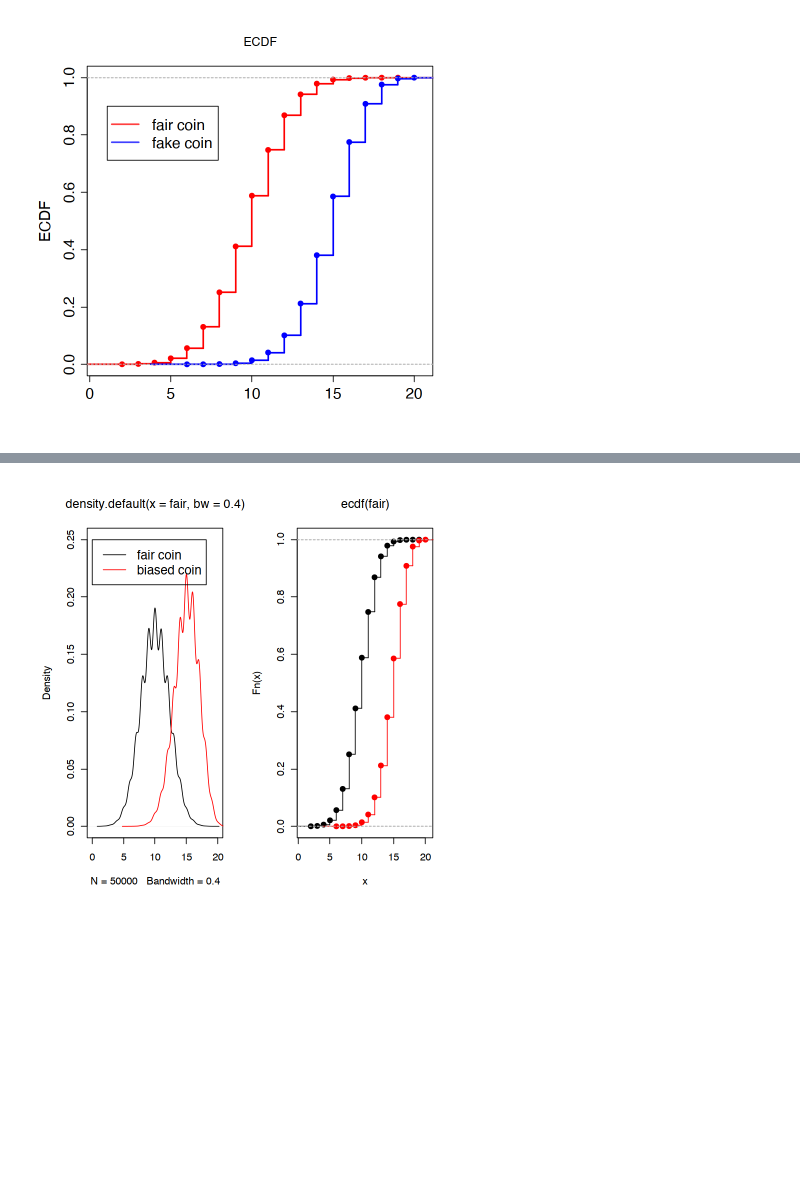
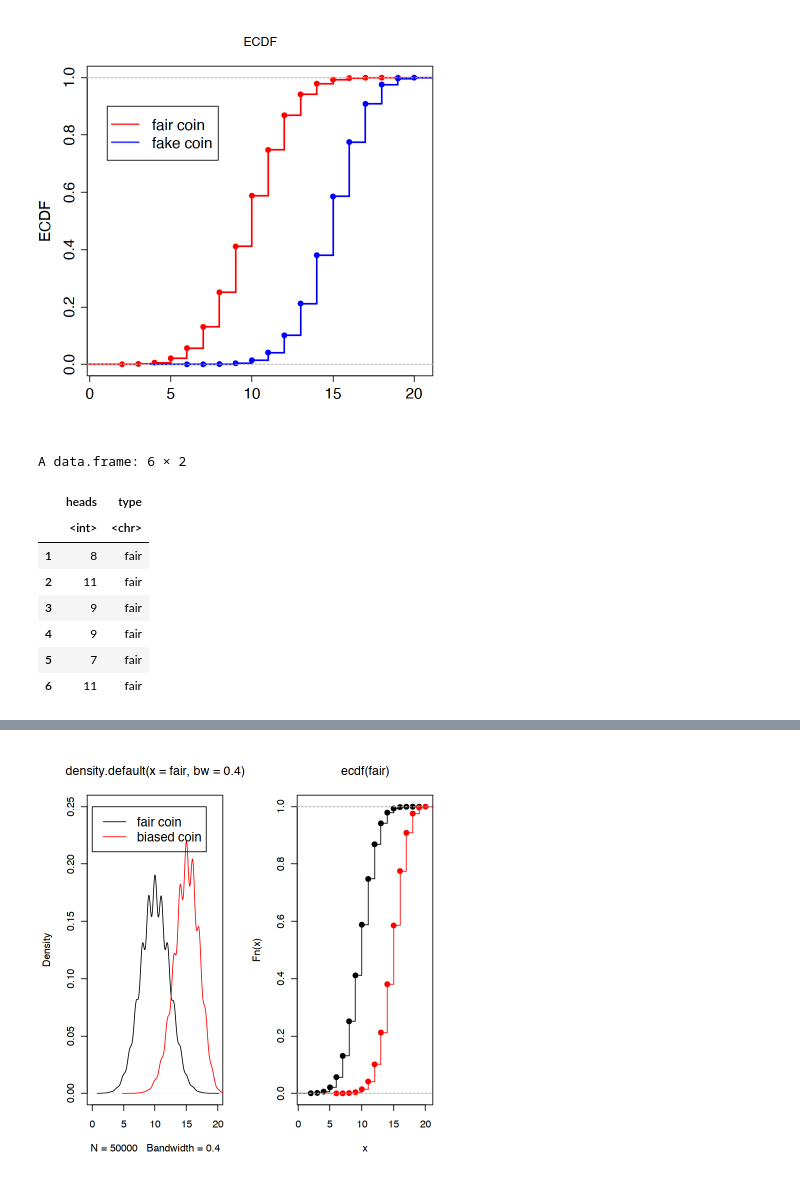
Before and after one commit to norberello/bayes.coins-and-earth-tosses, a Jupyter notebook: Bayes theorem with coins and water.ipynb, the cells around one changed output, grey strips where cells are left out. Cells and saved outputs as stored; diff of their text form; code cells hidden in the pictures; blank space fills up the shorter version.

```diff
--- a/Bayes theorem with coins and water.ipynb
+++ b/Bayes theorem with coins and water.ipynb
@@ -73,3 +73,18 @@ legend(1.1, 0.9, c("fair coin","fake coin"), col=c(rgb(1,0,0,0.75),rgb(0,0,1,0.7
        merge = TRUE, bg = "white",cex=1.5)
 # %% [output]
 [figure]
+# %%
+#placing in dataframe fair and fake coin outputs
+df_temp <- data.frame(heads=c(fair,biased),
+    type=c(rep("fair",length=50000),rep("fake",length=50000)))
+head(df_temp)
+# %% [output]
+A data.frame: 6 × 2
+|  | heads | type |
+|  | <int> | <chr> |
+| 1 | 8 | fair |
+| 2 | 11 | fair |
+| 3 | 9 | fair |
+| 4 | 9 | fair |
+| 5 | 7 | fair |
+| 6 | 11 | fair |
```
Also changed, not shown: parts of 3 cells of this notebook, 1 other file.
